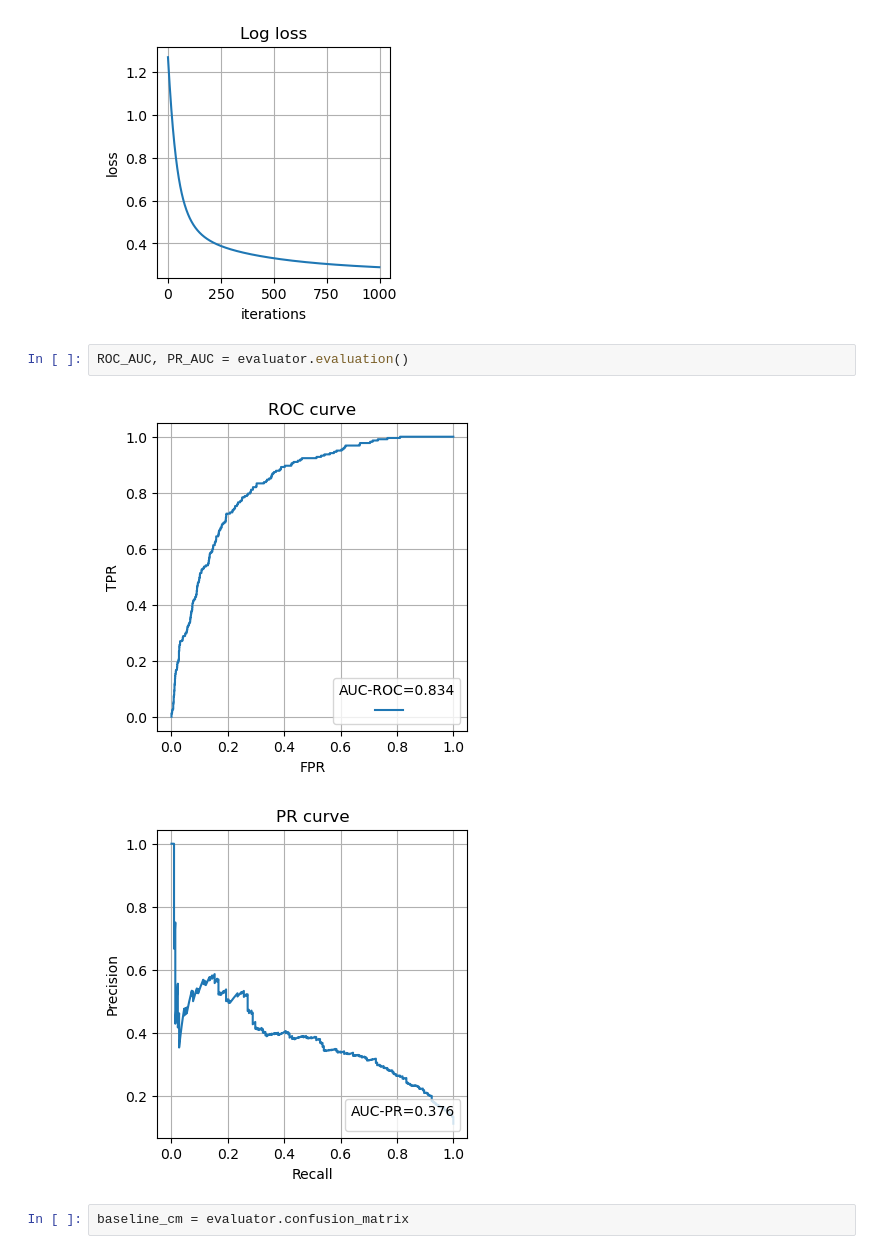
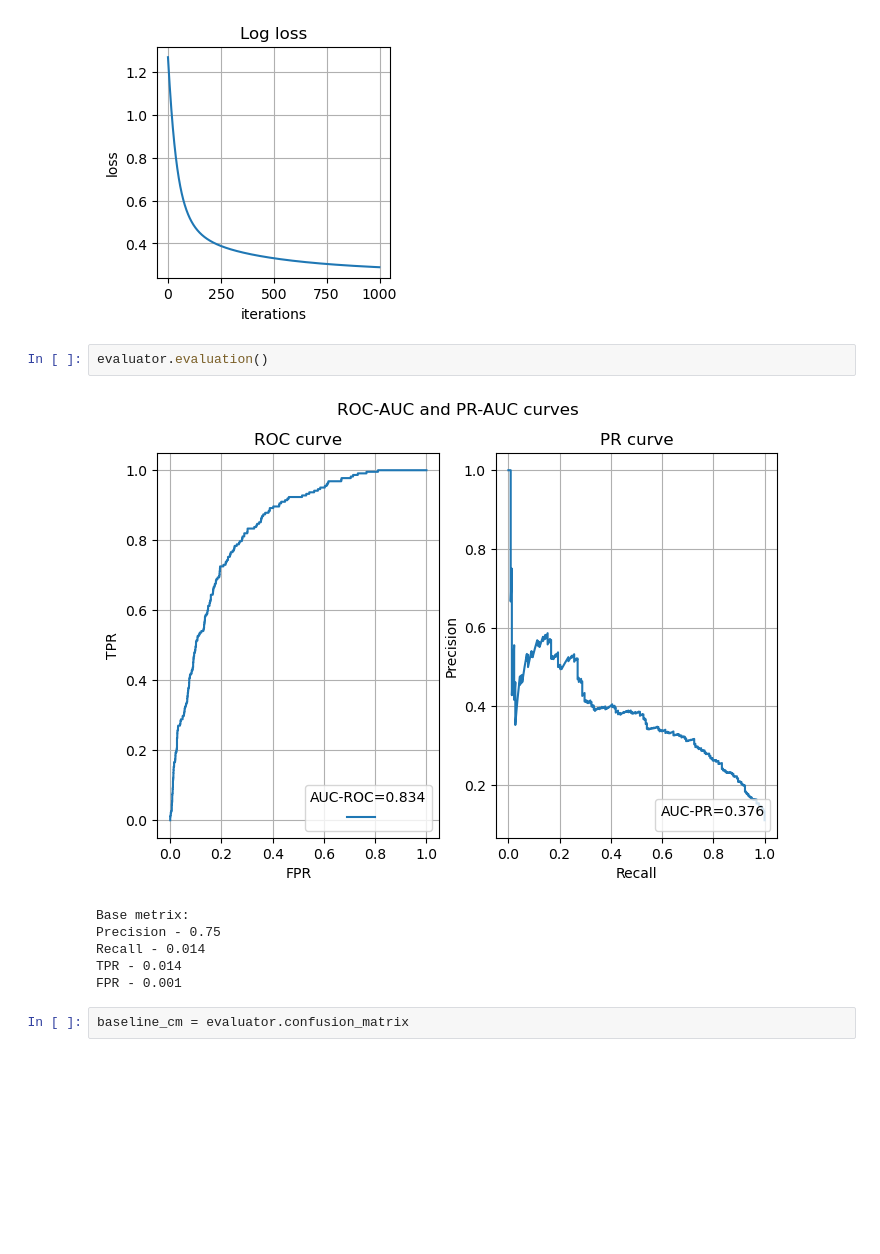
Before and after one commit to SpaceMakerc/tutor_prediction, a Jupyter notebook: predict_model_v1.ipynb, the cells around one changed output. Saved outputs shown, nothing was run; the diff lists cells and outputs as text; blank space fills up the shorter version.

```diff
--- a/predict_model_v1.ipynb
+++ b/predict_model_v1.ipynb
@@ -989,9 +1008,13 @@ evaluator.show_errors(logistic_regression.errors)
 # %% [output]
 [figure]
 # %%
-ROC_AUC, PR_AUC = evaluator.evaluation()
+evaluator.evaluation()
 # %% [output]
-[figure, old version]
+[figure, new version]
-[figure, removed]
+Base metrix:
+Precision - 0.75
+Recall - 0.014
+TPR - 0.014
+FPR - 0.001
 # %%
 baseline_cm = evaluator.confusion_matrix
```
Also changed, not shown: parts of 27 cells of this notebook.
